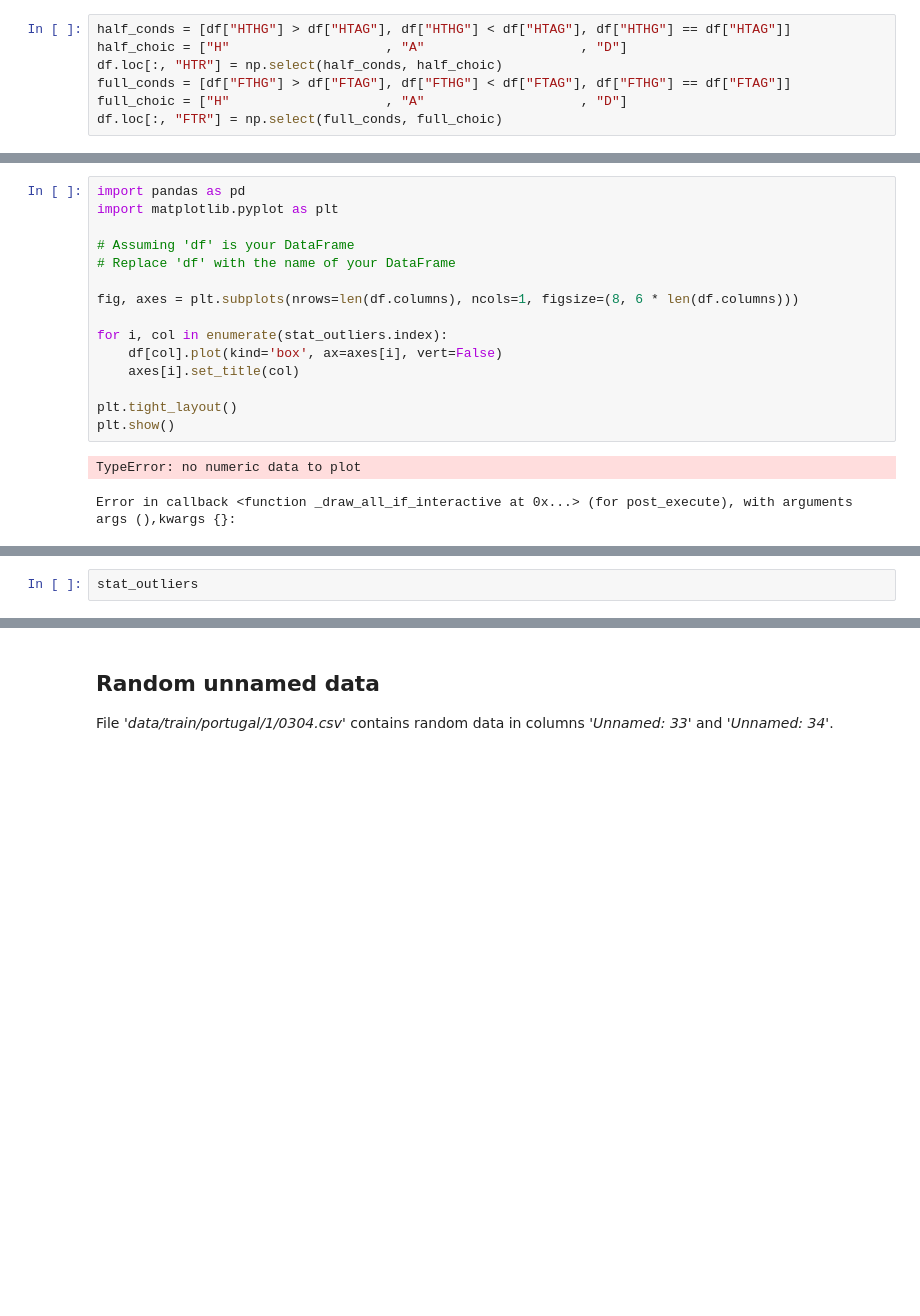
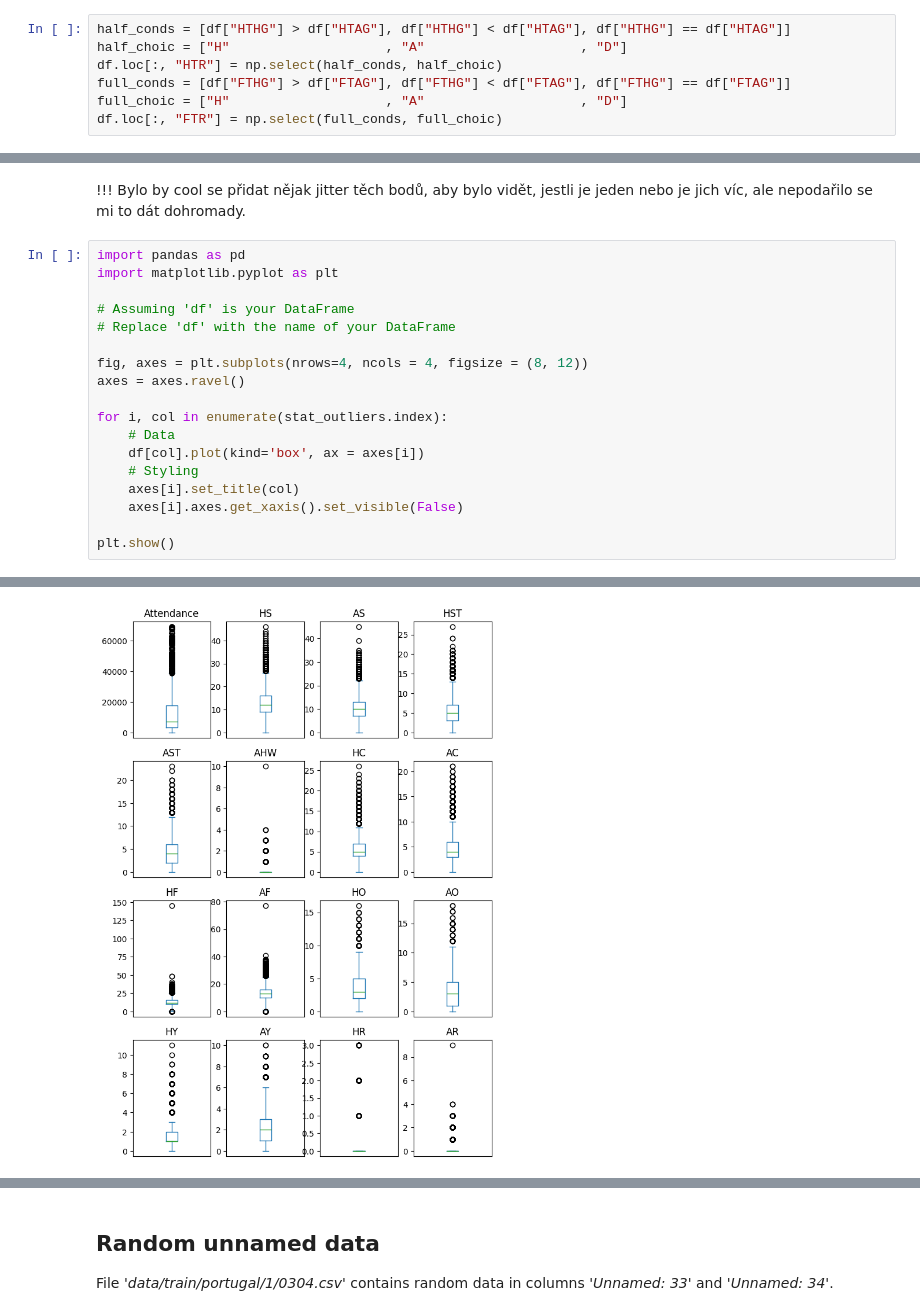
Before and after one commit to balooooooooo/machine-learning-2-coursework, a Jupyter notebook: preprocessing.ipynb, the cells around one changed output, grey strips where cells are left out. Drawn from its saved outputs; the diff is of its cells as text; blank space fills up the shorter version.

```diff
--- a/preprocessing.ipynb
+++ b/preprocessing.ipynb
@@ -168,4 +186,7 @@ AR            10254
 dtype: int64
+# %% [markdown]
+!!!
+Bylo by cool se přidat nějak jitter těch bodů, aby bylo vidět, jestli je jeden nebo je jich víc, ale nepodařilo se mi to dát dohromady.
 # %%
 import pandas as pd
 import matplotlib.pyplot as plt
@@ -173,14 +194,15 @@ import matplotlib.pyplot as plt
 # Assuming 'df' is your DataFrame
 # Replace 'df' with the name of your DataFrame
 
-fig, axes = plt.subplots(nrows=len(df.columns), ncols=1, figsize=(8, 6 * len(df.columns)))
+fig, axes = plt.subplots(nrows=4, ncols = 4, figsize = (8, 12))
+axes = axes.ravel()
 
 for i, col in enumerate(stat_outliers.index):
-    df[col].plot(kind='box', ax=axes[i], vert=False)
+    # Data
+    df[col].plot(kind='box', ax = axes[i])
+    # Styling
     axes[i].set_title(col)
+    axes[i].axes.get_xaxis().set_visible(False)
 
-plt.tight_layout()
 plt.show()
 # %% [output]
-TypeError: no numeric data to plot
-Error in callback <function _draw_all_if_interactive at 0x...> (for post_execute), with arguments args (),kwargs {}:
@@ -190,2 +209 @@ ValueError: Image size of 800x104400 pixels is too large. It must be less than 2
+[figure, added]
-# %%
-stat_outliers
```
Also changed, not shown: parts of 13 cells of this notebook.
